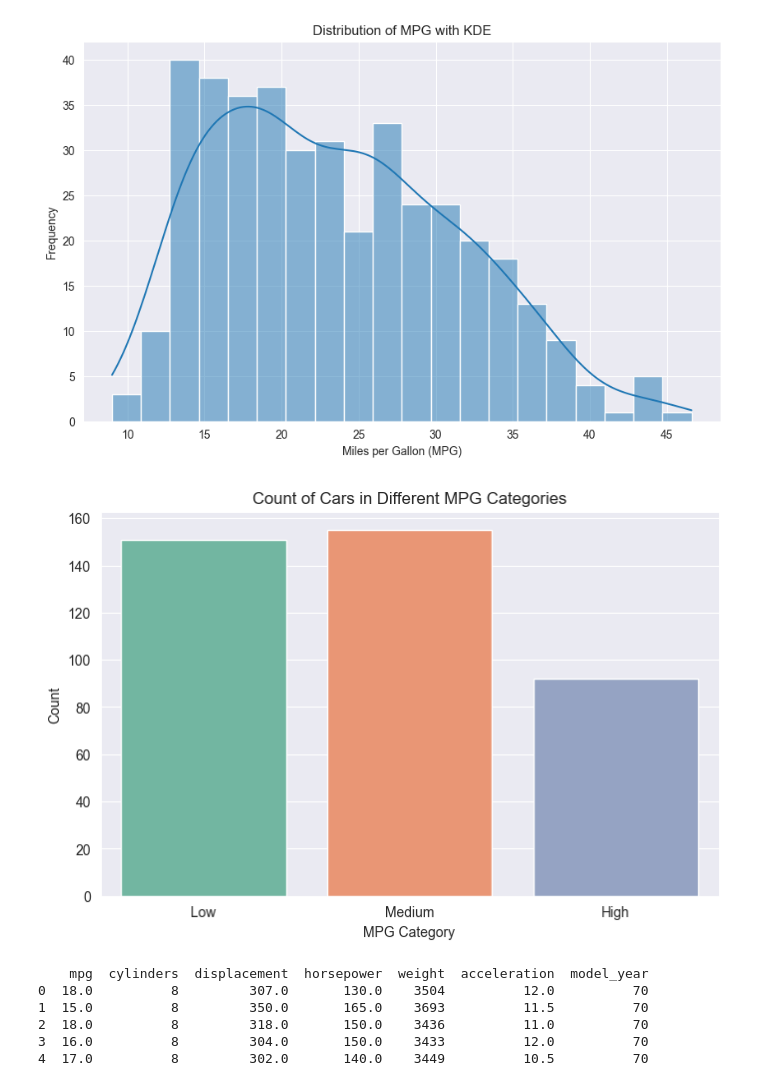
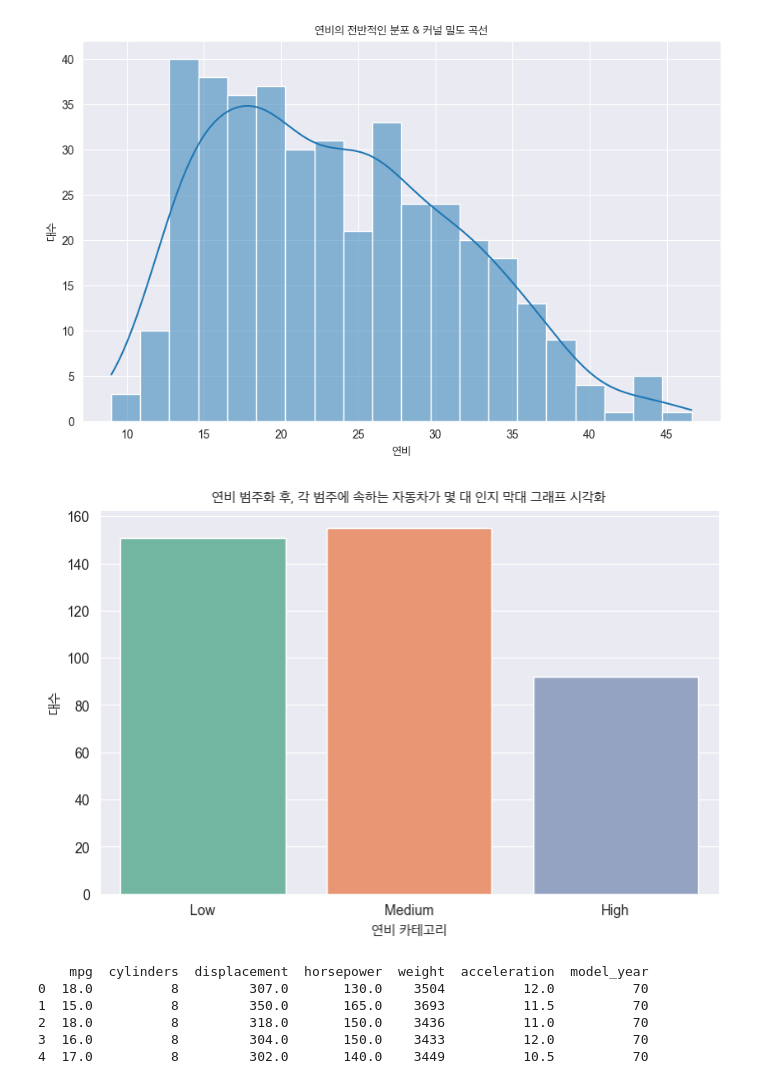
Before and after one commit to Ihan0316/Bigdata_Visualization_my, a Jupyter notebook: ch1-통계분석/mini2.ipynb, the cells around one changed output. Drawn from its saved outputs; the diff is of its cells as text; code cells hidden in the pictures.

```diff
--- a/ch1-통계분석/mini2.ipynb
+++ b/ch1-통계분석/mini2.ipynb
@@ -1,6 +1,7 @@
 # %%
 import seaborn as sns
 import matplotlib.pyplot as plt
+import matplotlib.font_manager as fm
 
 # mpg 데이터셋 불러오기
 mpg = sns.load_dataset("mpg")
@@ -12,41 +13,44 @@ mpg.to_csv("./mpg.csv", index=False)
 def categorize_mpg(x):
     if x < 20:
         return "Low"
     elif x < 30:
         return "Medium"
     else:
         return "High"
 
 # 예제 1: 자동차 연비(mpg)의 분포 및 구간별 시각화
 #
 # 문제 설명
 # mpg 데이터셋을 불러옵니다.
 # 자동차 연비(mpg)의 전반적인 분포를 히스토그램으로 시각화하고,
 # 커널 밀도 곡선(KDE)을 함께 그려보세요.
 # 연비를 범주화(예: ‘저연비’, ‘중연비’, ‘고연비’)해서 막대 그래프로 시각화해보고,
 # 각 범주에 속하는 자동차가 몇 대인지 확인하세요.
 
+font_path= "/System/Library/Fonts/AppleSDGothicNeo.ttc"
+font_prop = fm.FontProperties(fname=font_path)
+
 # 연비를 범주화하여 새로운 열 추가
 mpg['mpg_category'] = mpg['mpg'].apply(categorize_mpg)
 
 # 1. 연비(mpg)의 전반적인 분포를 히스토그램과 커널 밀도 곡선(KDE)으로 시각화
 plt.figure(figsize=(10, 6))
 sns.histplot(mpg['mpg'], kde=True, bins=20)
-plt.title('Distribution of MPG with KDE')
-plt.xlabel('Miles per Gallon (MPG)')
-plt.ylabel('Frequency')
+plt.title('연비의 전반적인 분포 & 커널 밀도 곡선',fontproperties=font_prop)
+plt.xlabel('연비',fontproperties=font_prop)
+plt.ylabel('대수',fontproperties=font_prop)
 plt.show()
 
 # 2. 연비 범주화 후, 각 범주에 속하는 자동차가 몇 대 있는지 막대 그래프 시각화
 plt.figure(figsize=(8, 5))
 sns.countplot(x='mpg_category', data=mpg, palette="Set2", hue='mpg_category')
-plt.title('Count of Cars in Different MPG Categories')
-plt.xlabel('MPG Category')
-plt.ylabel('Count')
+plt.title('연비 범주화 후, 각 범주에 속하는 자동차가 몇 대 인지 막대 그래프 시각화',fontproperties=font_prop)
+plt.xlabel('연비 카테고리',fontproperties=font_prop)
+plt.ylabel('대수',fontproperties=font_prop)
 plt.show()
 # %% [output]
-[figure, old version]
+[figure, new version]
-[figure, old version]
+[figure, new version]
 # %%
 # 예제 2: 숫자형 변수 간 상관관계 분석 (Heatmap)
 #
```
